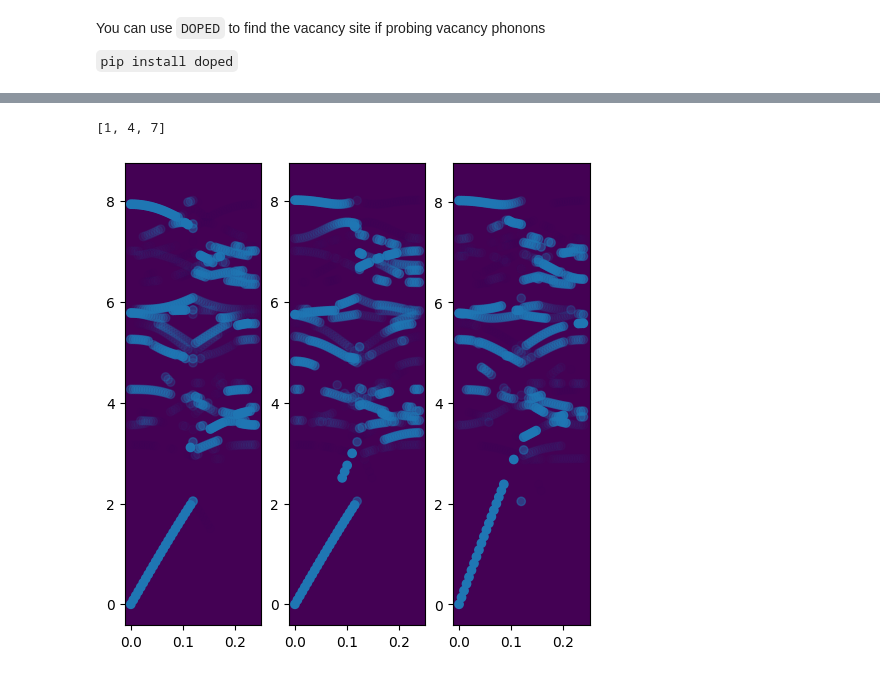
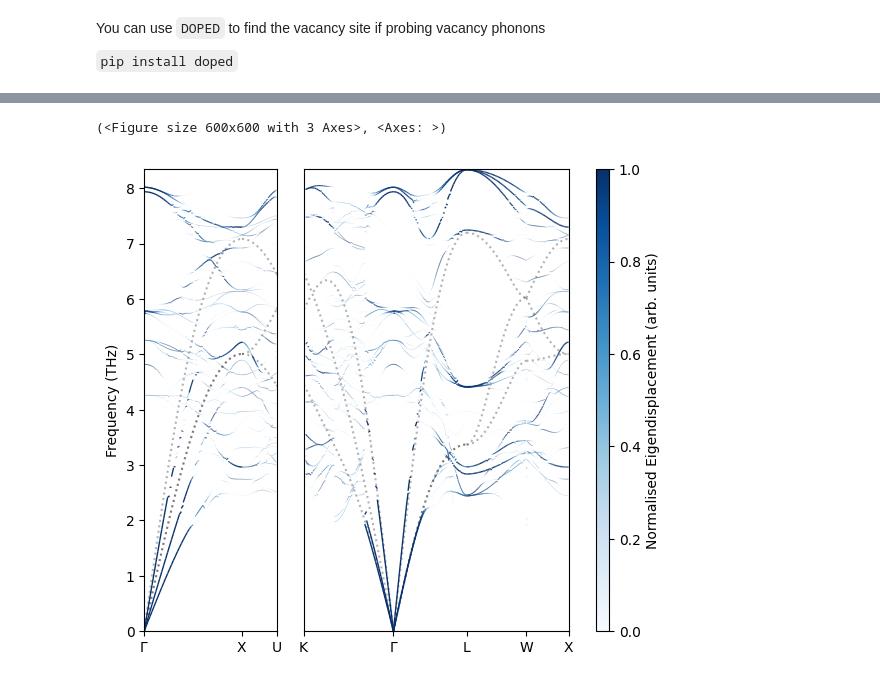
Before and after one commit to badw/puppy, a Jupyter notebook: examples/example.ipynb, the cells around one changed output, grey strips where cells are left out. Drawn from its saved outputs; the diff is of its cells as text; code cells hidden in the pictures.

```diff
--- a/examples/example.ipynb
+++ b/examples/example.ipynb
@@ -129,28 +69,0 @@ np.shape(weights),np.shape(frequencies)
-# %%
-from puppy.plotting import PuppyPlotter
-import matplotlib as mpl
-mpl.rcParams['pdf.fonttype'] = 42
-
-cmap = 'viridis'
-comap = mpl.colormaps.get_cmap(cmap)
-
-mpl.rcParams["axes.facecolor"] = comap.colors[0]
-
-plot_kws={'s':1,'rasterized':True,'edgecolor':None,'linewidths':None}
-
-legend_kws={'facecolor':'white',
-                        'framealpha':0.5,
-                        'edgecolor':'white',
-                        'bbox_to_anchor':[0.3,0.9],
-                        'loc':'upper center'}
-
-pp =  PuppyPlotter(unfold_data=puppy.unfold_data)
-
-fig,axes = pp.plot_unfold(
-    cmap=cmap,
-    atom='Ag',
-    with_prim=True,
-    threshold=0.2,
-    plot_kws=plot_kws,
-    legend_kws=legend_kws
-)
@@ -228,20 +69,0 @@ np.shape(distances),np.shape(frequencies.T[0::3].T),np.shape(weights.T[0::3].T)
-# %%
-_list = [0,1,2,3,4,5,6,7,8,9]
-
-_list[1::3]
-# %% [output]
-[1, 4, 7]
-# %%
-import matplotlib.pyplot as plt
-distances = _dict['distances'][0]
-fig,axes = plt.subplots(ncols=3,figsize=(6,6),dpi=100)
-for wt,f in zip(weights.T[0::3],frequencies.T[0::3]):
-    axes[0].scatter(distances,f,c='tab:blue',alpha=wt)
-
-for wt,f in zip(weights.T[1::3],frequencies.T[1::3]):
-    axes[1].scatter(distances,f,c='tab:blue',alpha=wt)
-
-for wt,f in zip(weights.T[2::3],frequencies.T[2::3]):
-    axes[2].scatter(distances,f,c='tab:blue',alpha=wt)
-# %% [output]
-[figure, removed]
@@ -247,0 +72,10 @@ for wt,f in zip(weights.T[2::3],frequencies.T[2::3]):
+# %%
+_ = puppy.run_unfold(projected_sites=None) # or sites['Ag'] for example
+# %%
+from puppy.plotting import PuppyPlotter
+pp = PuppyPlotter(puppy)
+# %%
+pp.plot(colourmap='Blues',dpi=100,plot_primitive=True,primitive_colour='black')
+# %% [output]
+(<Figure size 600x600 with 3 Axes>, <Axes: >)
+[figure, added]
```
Also changed, not shown: parts of 34 cells of this notebook, 30 other files.
